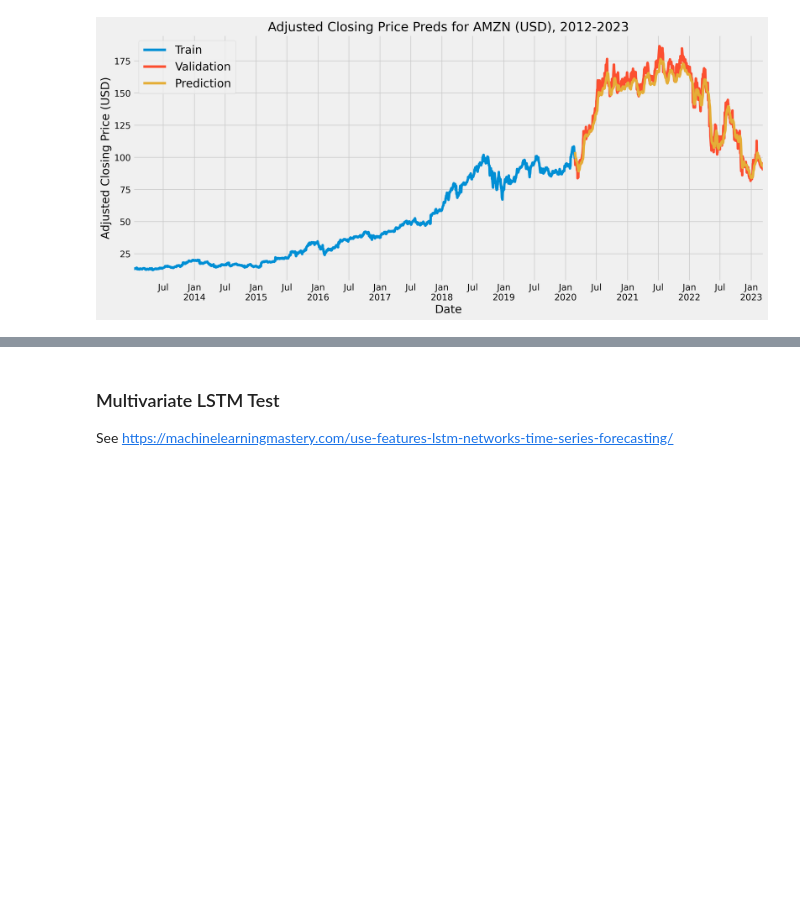
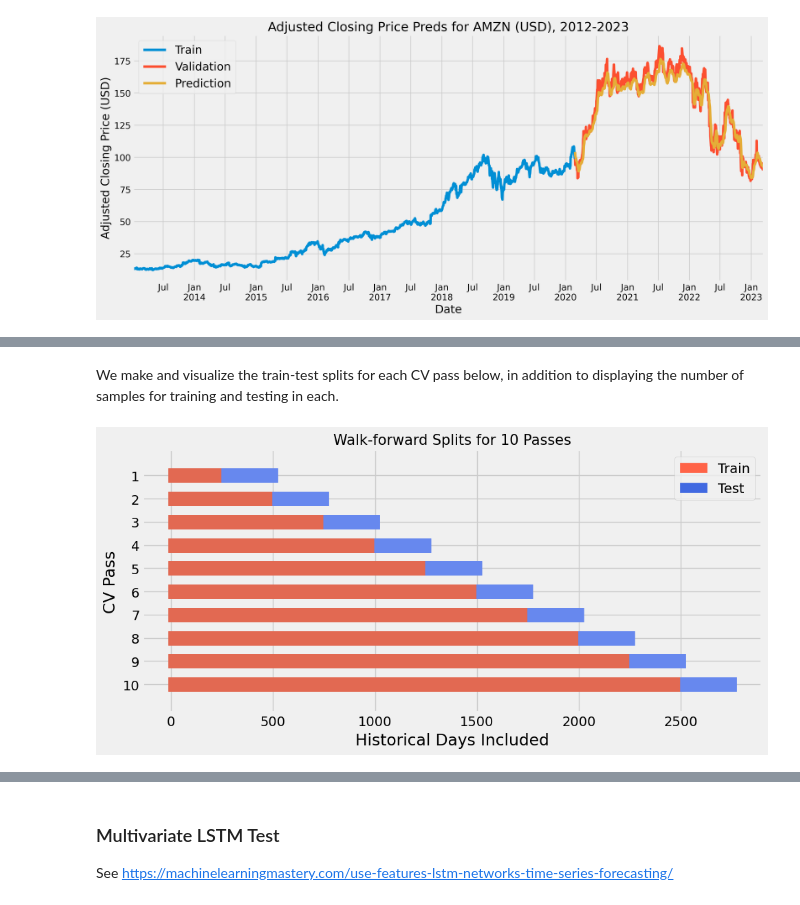
Before and after one commit to leoglonz/Securities_Analytics, a Jupyter notebook: Stock_Prediction.ipynb, the cells around one changed output, grey strips where cells are left out. Saved outputs shown, nothing was run; the diff lists cells and outputs as text; code cells hidden in the pictures; blank space fills up the shorter version.

```diff
--- a/Stock_Prediction.ipynb
+++ b/Stock_Prediction.ipynb
@@ -513,0 +583,35 @@ Running error analysis to check the quality of our predictions.
+# %% [markdown]
+We make and visualize the train-test splits for each CV pass below, in addition to displaying the number of samples for training and testing in each.
+# %%
+LAG = 60
+DAYS = 1
+TRAIN_RATIO = 0.70
+
+N_SPLITS = 10
+
+
+
+data_adj = stock.filter(['AdjClose']).values
+
+# Scaling data. Ensures quicker convergence to solution.
+scaler = MinMaxScaler(feature_range=(0,1))
+scaled_data = scaler.fit_transform(data_adj)
+
+# Splitting input features and target object, X and y.
+supervised_data = series_to_supervised(scaled_data, n_in=LAG,
+                                       n_out=DAYS)
+y = supervised_data['var1(t)'] # Isolating target object.
+X = supervised_data.loc[:, supervised_data.columns != 'var1(t)']
+
+
+k_series_split = TimeSeriesSplit(n_splits=N_SPLITS)
+fig, ax = plt.subplots(figsize=(10, 5))
+plot_cv_indices(k_series_split, X, y, ax, N_SPLITS, 15)
+
+ax.legend([Patch(color='tomato'), Patch(color='royalblue')],
+          ['Train', 'Test'])
+plt.tight_layout()
+
+plt.show()
+# %% [output]
+[figure, added]
```
Also changed, not shown: parts of 22 cells of this notebook, 5 other files.
